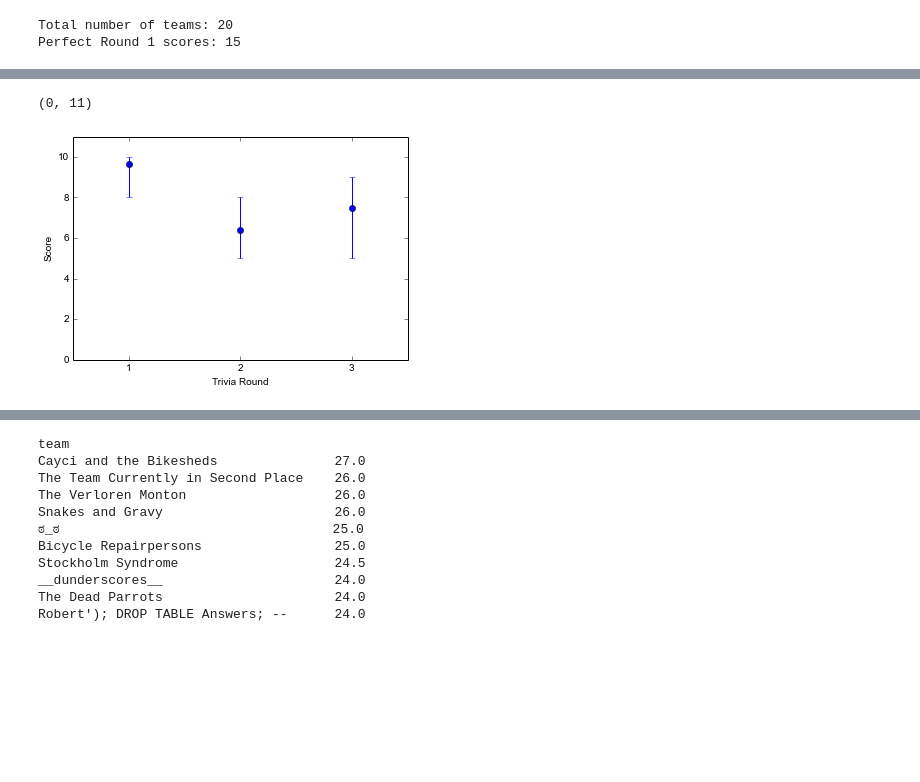
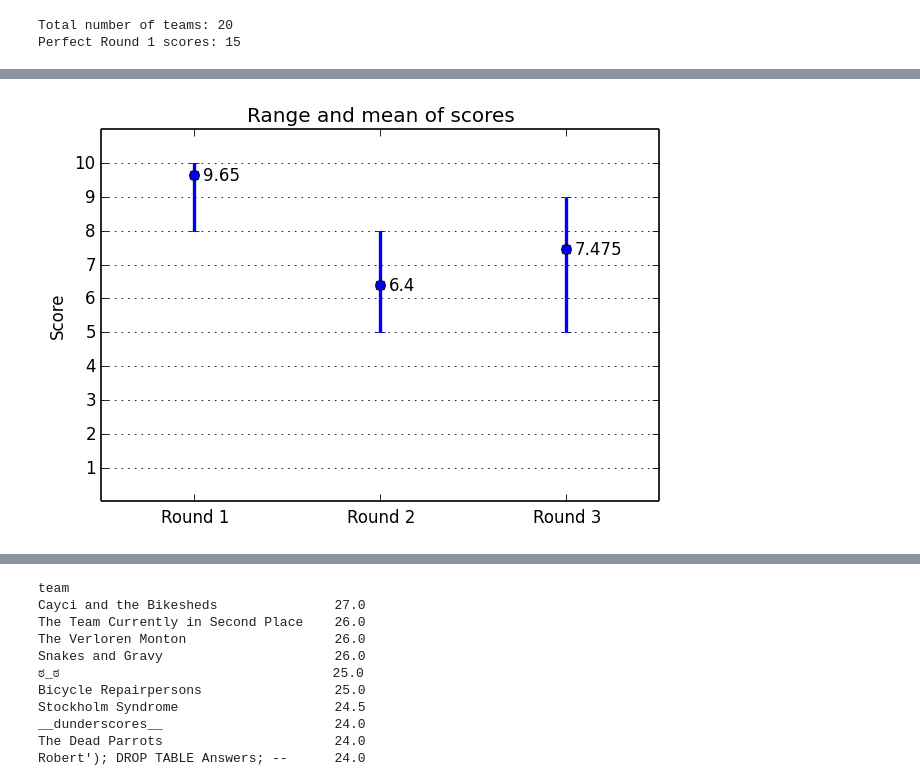
Before and after one commit to brandon-rhodes/blog, a Jupyter notebook: texts/brandon/2014/pycon-trivia-night.ipynb, the cells around one changed output, grey strips where cells are left out. Drawn from its saved outputs; the diff is of its cells as text; code cells hidden in the pictures; blank space fills up the shorter version.

Commit message:
Completed first full draft of trivia-night post

```diff
--- a/texts/brandon/2014/pycon-trivia-night.ipynb
+++ b/texts/brandon/2014/pycon-trivia-night.ipynb
@@ -50,8 +64,10 @@ Take a look:
 import pandas as pd
 from io import StringIO
 
+rcParams['savefig.dpi'] = 120
+
 scores_csv = StringIO(u'''\
-team,1,2,3
+team,Round 1,Round 2,Round 3
 42 Snakes in a Ramen Bowl,9,5,8
 A9,10,5,7
 Bicycle Repairpersons,10,7,8
@@ -85,12 +119,14 @@ Perfect Round 1 scores: 15
 # %%
 m = df.mean().T
-lower = m - df.min().T
-upper = df.max().T - m
+lower = df.min().T
+upper = df.max().T
+x = arange(len(m)) + 1.0
 
-errorbar(m.index, m, yerr=(lower, upper), linestyle='', marker='o')
-xticks([1,2,3]), xlabel('Trivia Round'), ylabel('Score')
-xlim(0.5, 3.5)
-ylim(0, 11)
+errorbar(x, m, yerr=(m - lower, upper - m), lw=2, linestyle='', marker='o')
+title('Range and mean of scores'); ylabel('Score')
+xticks(x, m.index); yticks(arange(1, 11, 1.0)); grid(axis='y')
+xlim(0.5, 3.5); ylim(0, 11)
+for xi, mi, li, ui in zip(x, m, lower, upper):
+    annotate(str(mi), (xi + 0.05, mi), va='center')
 # %% [output]
-(0, 11)
-[figure, old version]
+[figure, new version]
```
Also changed, not shown: parts of 7 cells of this notebook.
